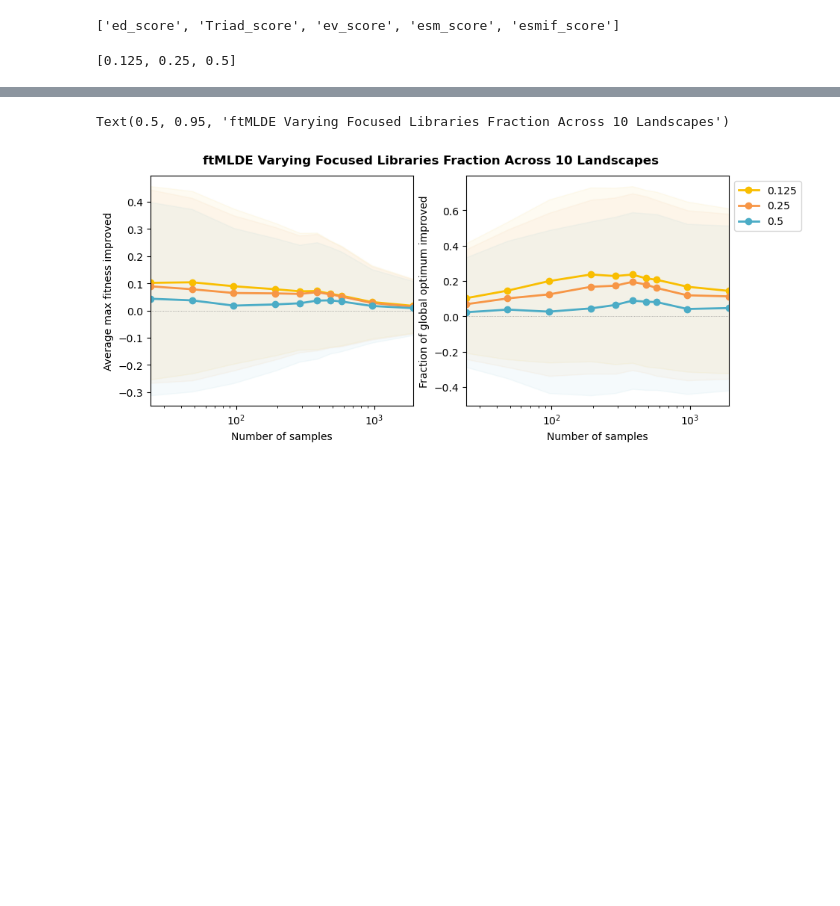
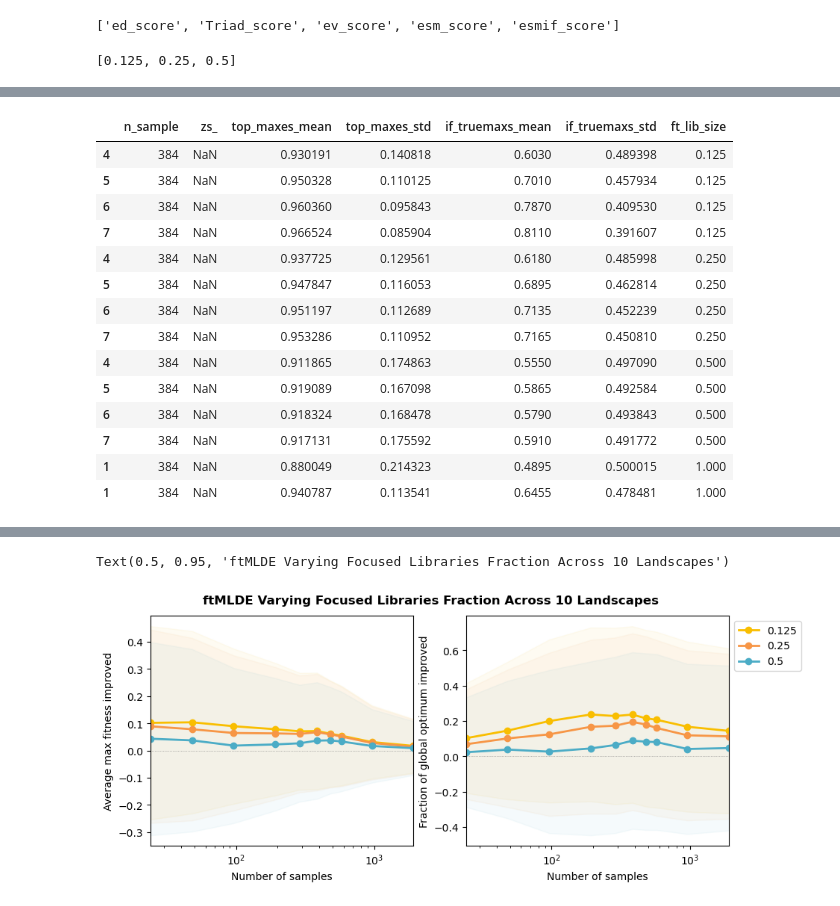
Before and after one commit to fhalab/SSMuLA, a Jupyter notebook: sandbox/plot_ftmlde_compact.ipynb, the cells around one changed output, grey strips where cells are left out. Saved outputs shown, nothing was run; the diff lists cells and outputs as text; code cells hidden in the pictures; blank space fills up the shorter version.

```diff
--- a/sandbox/plot_ftmlde_compact.ipynb
+++ b/sandbox/plot_ftmlde_compact.ipynb
@@ -100,0 +234,18 @@ for frac in FTLIB_FRAC_LIST[:-1]:
+# %%
+slice_df
+# %% [output]
+|  | n_sample | zs_ | top_maxes_mean | top_maxes_std | if_truemaxs_mean | if_truemaxs_std | ft_lib_size |
+| 4 | 384 | NaN | 0.930191 | 0.140818 | 0.6030 | 0.489398 | 0.125 |
+| 5 | 384 | NaN | 0.950328 | 0.110125 | 0.7010 | 0.457934 | 0.125 |
+| 6 | 384 | NaN | 0.960360 | 0.095843 | 0.7870 | 0.409530 | 0.125 |
+| 7 | 384 | NaN | 0.966524 | 0.085904 | 0.8110 | 0.391607 | 0.125 |
+| 4 | 384 | NaN | 0.937725 | 0.129561 | 0.6180 | 0.485998 | 0.250 |
+| 5 | 384 | NaN | 0.947847 | 0.116053 | 0.6895 | 0.462814 | 0.250 |
+| 6 | 384 | NaN | 0.951197 | 0.112689 | 0.7135 | 0.452239 | 0.250 |
+| 7 | 384 | NaN | 0.953286 | 0.110952 | 0.7165 | 0.450810 | 0.250 |
+| 4 | 384 | NaN | 0.911865 | 0.174863 | 0.5550 | 0.497090 | 0.500 |
+| 5 | 384 | NaN | 0.919089 | 0.167098 | 0.5865 | 0.492584 | 0.500 |
+| 6 | 384 | NaN | 0.918324 | 0.168478 | 0.5790 | 0.493843 | 0.500 |
+| 7 | 384 | NaN | 0.917131 | 0.175592 | 0.5910 | 0.491772 | 0.500 |
+| 1 | 384 | NaN | 0.880049 | 0.214323 | 0.4895 | 0.500015 | 1.000 |
+| 1 | 384 | NaN | 0.940787 | 0.113541 | 0.6455 | 0.478481 | 1.000 |
```
Also changed, not shown: parts of 17 cells of this notebook, 4 other files.
